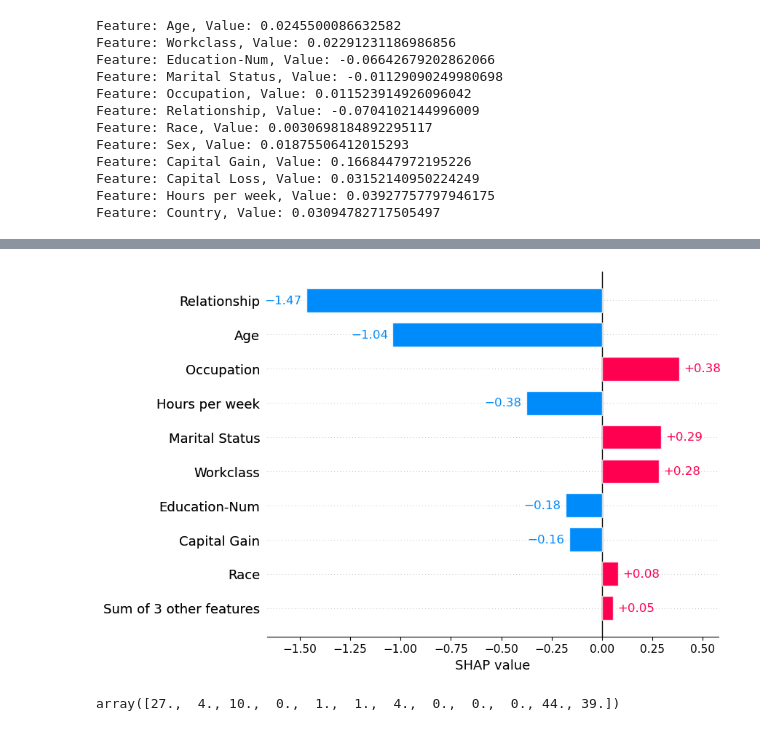
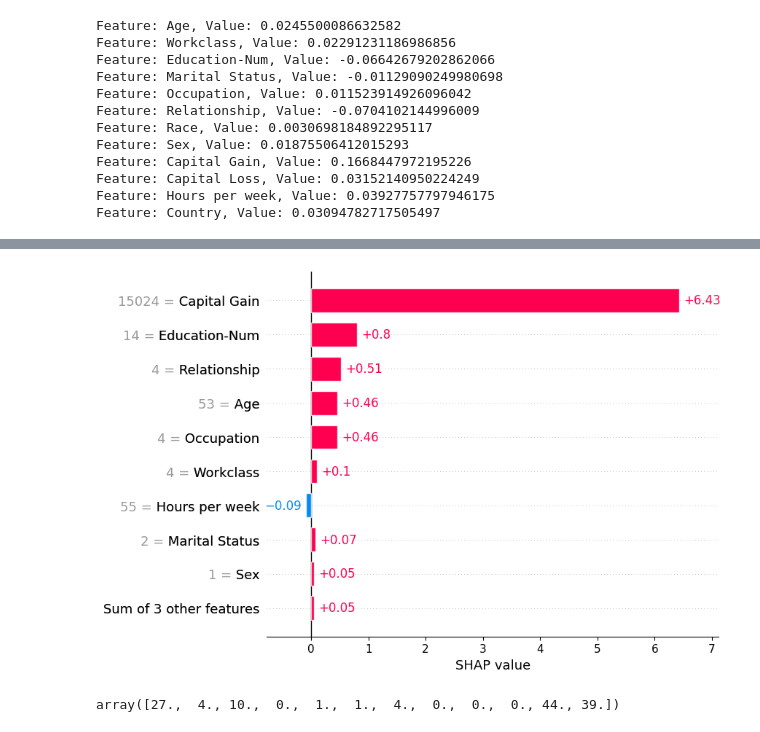
Before and after one commit to Yvonnefanf/ChartCaption, a Jupyter notebook: Data/XAI_outputs/SHAP.ipynb, the cells around one changed output, grey strips where cells are left out. Drawn from its saved outputs; the diff is of its cells as text; code cells hidden in the pictures.

```diff
--- a/Data/XAI_outputs/SHAP.ipynb
+++ b/Data/XAI_outputs/SHAP.ipynb
@@ -52,7 +77,7 @@ Feature: Country, Value: 0.18
 # %%
-shap.plots.bar(shap_values[0])
+shap.plots.bar(shap_values[190])
 # %% [output]
-[figure, old version]
+[figure, new version]
 # %%
 shap_values[0].data
 # %% [output]
```
Also changed, not shown: parts of 2 cells of this notebook, 1 other file.
